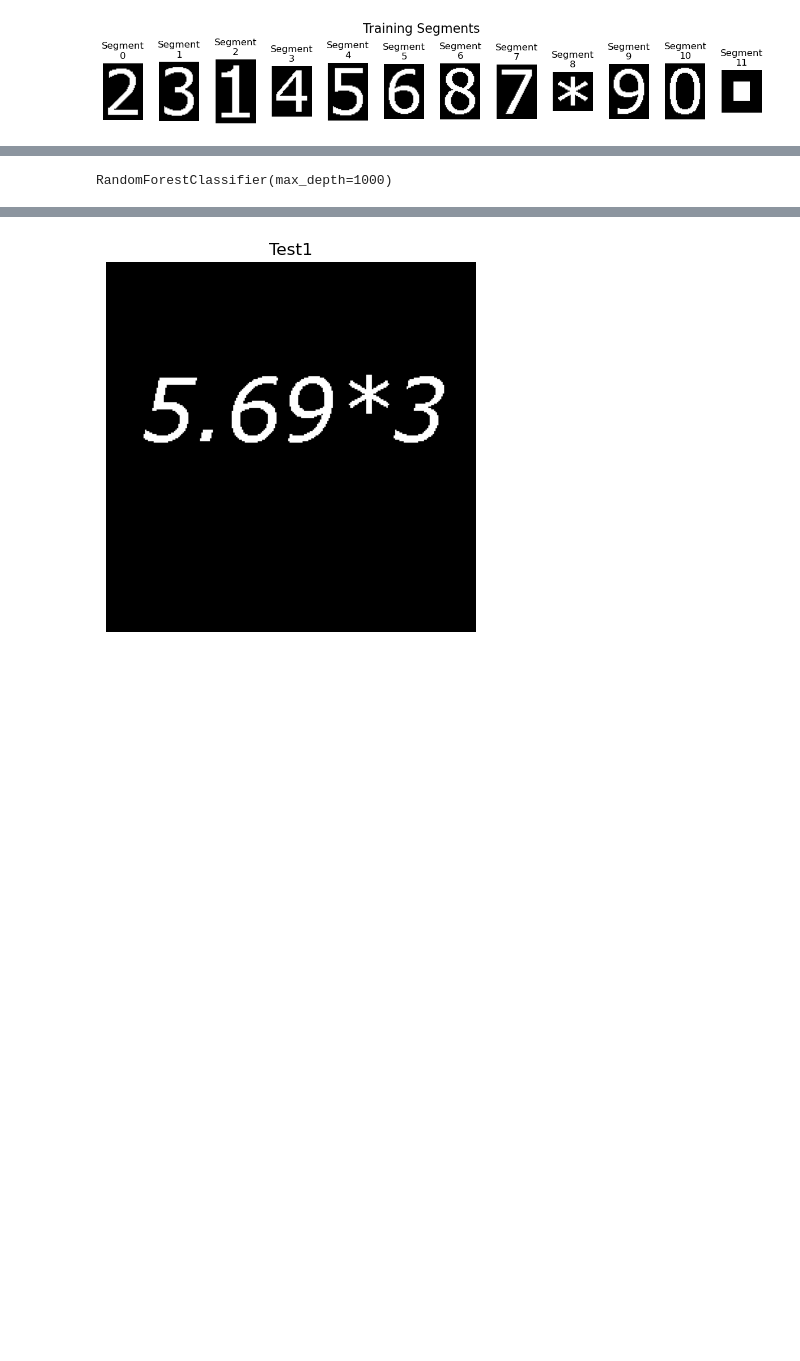
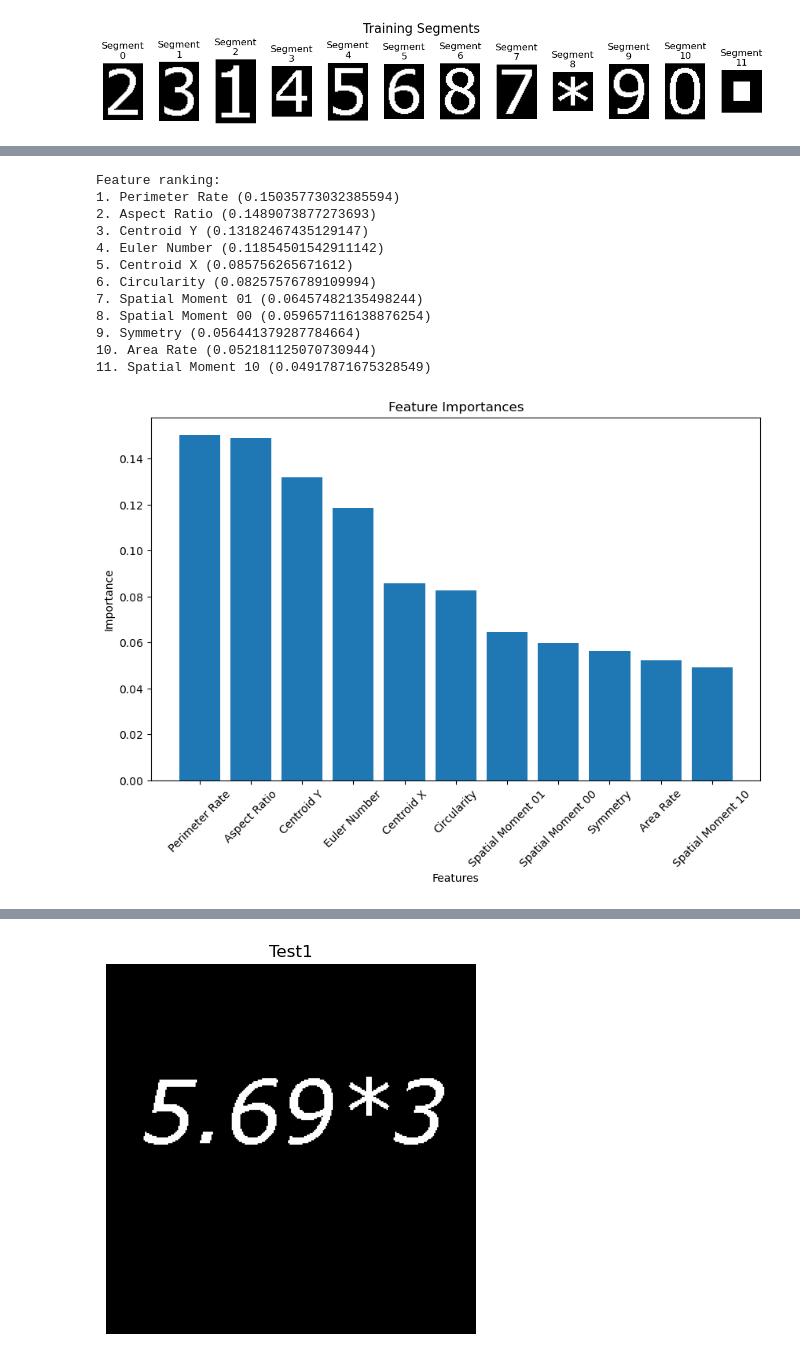
Before and after one commit to FLwolfy/Image-Processing, a Jupyter notebook: HW3_main.ipynb, the cells around one changed output, grey strips where cells are left out. Cells and saved outputs as stored; diff of their text form; code cells hidden in the pictures; blank space fills up the shorter version.

```diff
--- a/HW3_main.ipynb
+++ b/HW3_main.ipynb
@@ -212,31 +427,61 @@ def get_features(image: Image) -> list:
     spatial_moment_00 = image.get_spatial_moment(0, 0)
     spatial_moment_01 = image.get_spatial_moment(0, 1)
     spatial_moment_10 = image.get_spatial_moment(1, 0)
     centroid = image.get_centroid()
     symmetry = image.get_symmetry()
     circularity = image.get_circularity()
 
     return [aspect_ratio, area_rate, perimeter_rate, euler_number, spatial_moment_00, spatial_moment_01, spatial_moment_10, centroid[0], centroid[1] , symmetry, circularity]
 
 labels = np.array(['2', '3', '1', '4', '5', '6', '8', '7', '*', '9', '0', '.']) # Example labels
 
 # Extract features from segments using the function
 features = np.array([get_features(segment) for segment in segments])
 features_shear1 = np.array([get_features(segment) for segment in segments_shear1])
 features_shear2 = np.array([get_features(segment) for segment in segments_shear2])
 features_dilate1 = np.array([get_features(segment) for segment in segments_dilate1])
 features_dilate2 = np.array([get_features(segment) for segment in segments_dilate2])
 features_minifized1 = np.array([get_features(segment) for segment in segments_minifized1])
 features_maximized2 = np.array([get_features(segment) for segment in segments_minimized2])
 features_shear_minifized = np.array([get_features(segment) for segment in segments_shear_minifized])
 features_shear_dilate = np.array([get_features(segment) for segment in segments_shear_dilate])
 features_minified_dilate = np.array([get_features(segment) for segment in segments_minified_dilate])
 
 combined_features = np.concatenate((features, features_shear1, features_shear2, features_dilate1, features_dilate2, features_minifized1, features_maximized2, features_shear_minifized, features_shear_dilate, features_minified_dilate), axis=0)
 combined_labels = np.concatenate((labels, labels, labels, labels, labels, labels, labels, labels, labels, labels), axis=0)
 
 # Train decision tree classifier
 clf = RandomForestClassifier(n_estimators=100, max_depth=1000)
 clf.fit(combined_features, combined_labels)
+
+# Features Importance
+importances = clf.feature_importances_
+indices = np.argsort(importances)[::-1]
+feature_names = ["Aspect Ratio", "Area Rate", "Perimeter Rate", "Euler Number", "Spatial Moment 00", "Spatial Moment 01", "Spatial Moment 10", "Centroid X", "Centroid Y", "Symmetry", "Circularity"]
+
+print("Feature ranking:")
+for f in range(len(indices)):
+    print(f"{f + 1}. {feature_names[indices[f]]} ({importances[indices[f]]})")
+
+# Plot feature importances
+plt.figure(figsize=(10, 6))
+plt.title("Feature Importances")
+plt.bar(range(len(importances)), importances[indices], align="center")
+plt.xticks(range(len(importances)), [feature_names[i] for i in indices], rotation=45)
+plt.xlabel("Features")
+plt.ylabel("Importance")
+plt.show()
 # %% [output]
-RandomForestClassifier(max_depth=1000)
+Feature ranking:
+1. Perimeter Rate (0.15035773032385594)
+2. Aspect Ratio (0.1489073877273693)
+3. Centroid Y (0.13182467435129147)
+4. Euler Number (0.11854501542911142)
+5. Centroid X (0.085756265671612)
+6. Circularity (0.08257576789109994)
+7. Spatial Moment 01 (0.06457482135498244)
+8. Spatial Moment 00 (0.059657116138876254)
+9. Symmetry (0.056441379287784664)
+10. Area Rate (0.052181125070730944)
+11. Spatial Moment 10 (0.04917871675328549)
+[figure, added]
```
Also changed, not shown: parts of 17 cells of this notebook, 1 other file.
